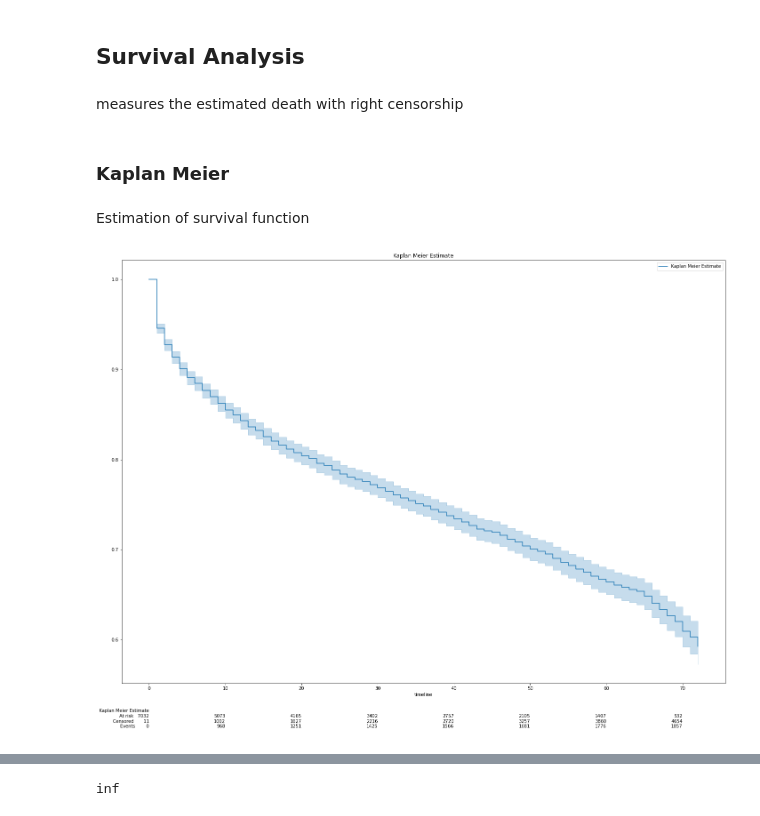
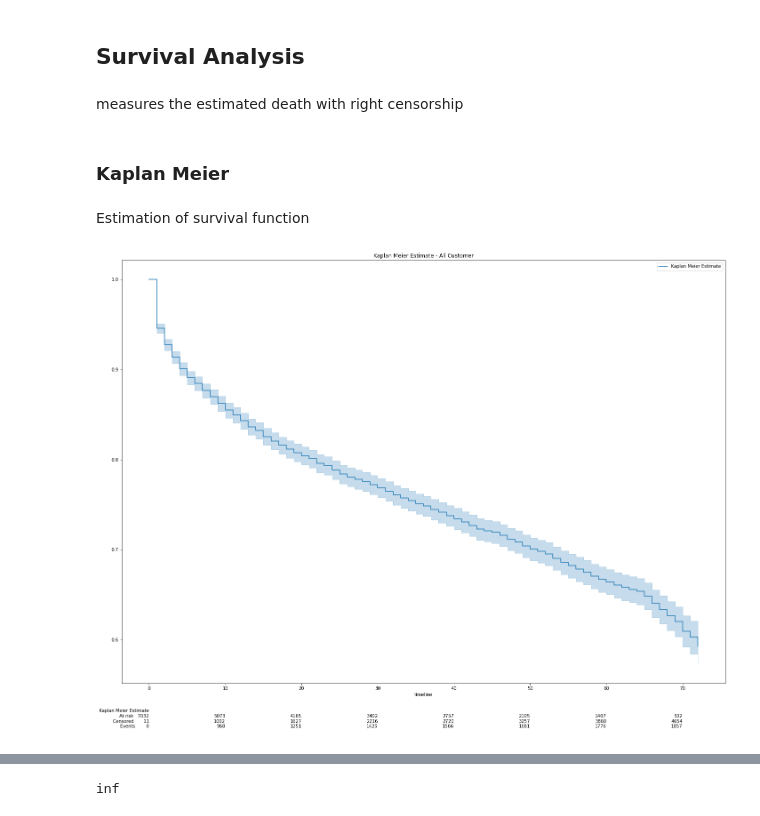
Before and after one commit to JeanLiew/Customer_Attrition_Model, a Jupyter notebook: code/05_Survival Analysis.ipynb, the cells around one changed output, grey strips where cells are left out. Drawn from its saved outputs; the diff is of its cells as text; code cells hidden in the pictures.

Commit message:
survival analysis

```diff
--- a/code/05_Survival Analysis.ipynb
+++ b/code/05_Survival Analysis.ipynb
@@ -10,4 +10,5 @@ from lifelines.utils import restricted_mean_survival_time, k_fold_cross_validati
 # %%
 #dummfiied elsewhere
 telco = pd.read_csv('../data/telco_clustered.csv')
+cust_id = pd.read_csv('../data/telco_final.csv')
 pd.set_option('display.max_columns',99)
@@ -14,27 +24,29 @@ pd.set_option('display.max_columns',99)
+# %%
+telco['cust_id'] = cust_id['customer_id']
 # %% [markdown]
 ## Survival Analysis
-# %% [markdown]
-measures the estimated death with right censorship
+# %% [markdown]
+measures the estimated death with right censorship
 # %% [markdown]
 ### Kaplan Meier
-# %% [markdown]
-Estimation of survival function
+# %% [markdown]
+Estimation of survival function
 # %%
 duration = telco['tenure_months']
 event_observed = telco['customer_status']
 
 # instantiate km
 km = KaplanMeierFitter()
 
 #plot figure
 plt.figure(figsize=(20,15))
 # Fit
 km.fit(duration, event_observed,label='Kaplan Meier Estimate')
 
 # Create an estimate
 km.plot_survival_function(at_risk_counts=True)
 
-plt.title('Kaplan Meier Estimate')
+plt.title('Kaplan Meier Estimate - All Customer')
 plt.show()
 # %% [output]
-[figure, old version]
+[figure, new version]
```
Also changed, not shown: parts of 28 cells of this notebook.
